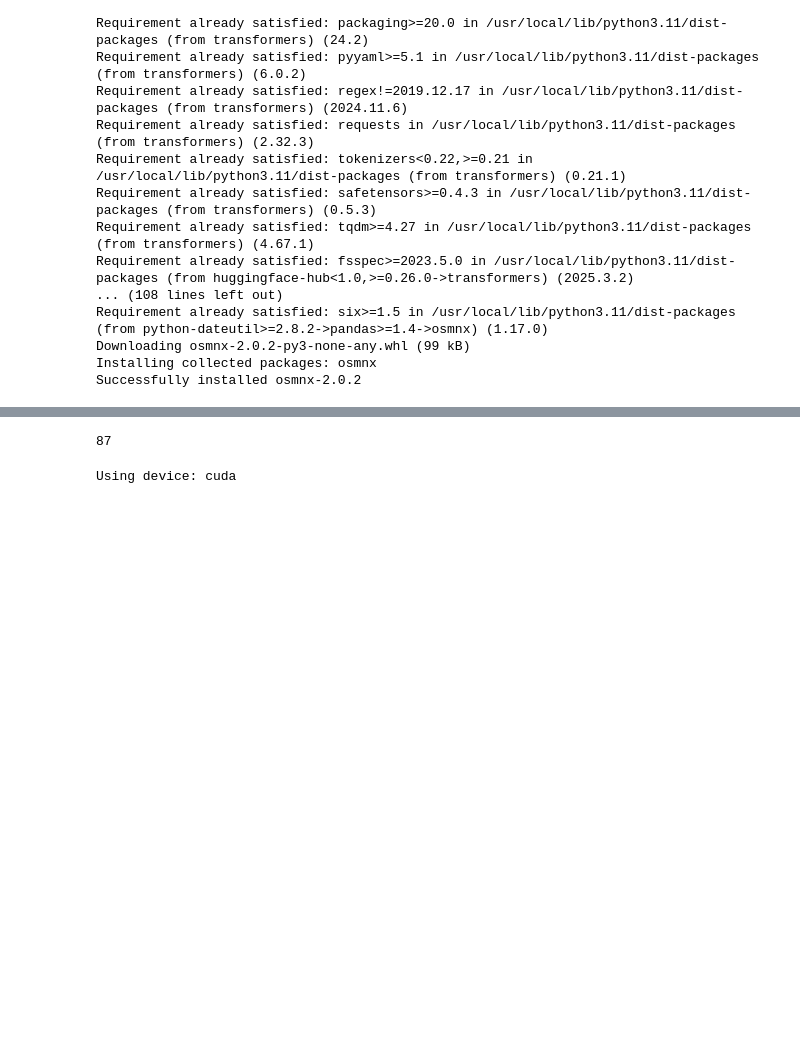
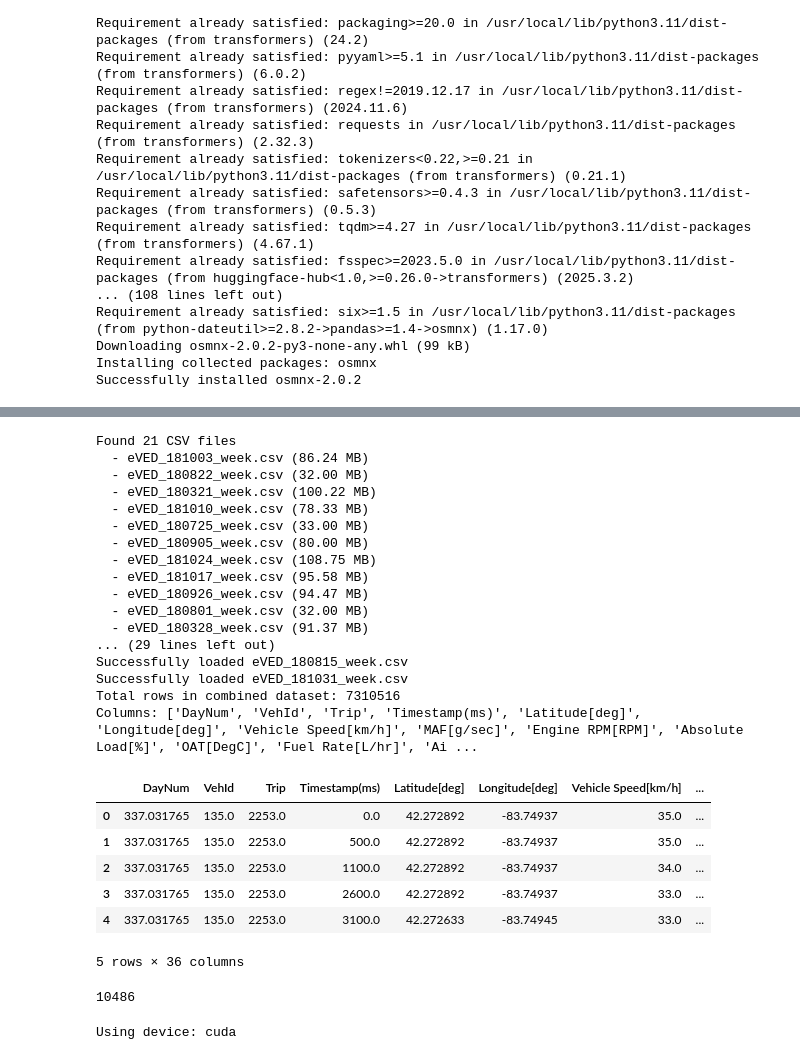
Before and after one commit to TheCrypted/STAT-4830-project-base, a Jupyter notebook: notebooks/bert_test.ipynb, the cells around one changed output, grey strips where cells are left out. Drawn from its saved outputs; the diff is of its cells as text; code cells hidden in the pictures; blank space fills up the shorter version.

```diff
--- a/notebooks/bert_test.ipynb
+++ b/notebooks/bert_test.ipynb
@@ -40,3 +30,73 @@ ev_df.head()
+# %%
+eved_folder = "./eVED"
+
+def load_csv_files(folder_path, chunk_size=100000):
+    folder_path = Path(folder_path)
+    csv_files = list(folder_path.glob('*.csv'))
+    print(f"Found {len(csv_files)} CSV files")
+
+    for file in csv_files:
+        print(f"  - {file.name} ({file.stat().st_size / (1024*1024):.2f} MB)")
+
+    dataframes = []
+    for file in csv_files:
+        try:
+            file_size_mb = file.stat().st_size / (1024*1024)
+
+            if file_size_mb > 500:
+                print(f"Loading {file.name} in chunks...")
+
+                chunks = pd.read_csv(file, chunksize=chunk_size, low_memory=False)
+                df_chunks = []
+                for chunk in chunks:
+
+                    df_chunks.append(chunk)
+                df = pd.concat(df_chunks, ignore_index=True)
+            else:
+                df = pd.read_csv(file, low_memory=False)
+
+            df['source_file'] = file.name
+            dataframes.append(df)
+            print(f"Successfully loaded {file.name}")
+
+        except Exception as e:
+            print(f"Error loading {file}: {e}")
+
+    if not dataframes:
+        print("No files were successfully loaded")
+        return pd.DataFrame()
+
+    return pd.concat(dataframes, ignore_index=True)
+
+ev_df = load_csv_files(eved_folder)
+print(f"Total rows in combined dataset: {len(ev_df)}")
+print(f"Columns: {ev_df.columns.tolist()}")
+ev_df.head()
+# %% [output]
+Found 21 CSV files
+  - eVED_181003_week.csv (86.24 MB)
+  - eVED_180822_week.csv (32.00 MB)
+  - eVED_180321_week.csv (100.22 MB)
+  - eVED_181010_week.csv (78.33 MB)
+  - eVED_180725_week.csv (33.00 MB)
+  - eVED_180905_week.csv (80.00 MB)
+  - eVED_181024_week.csv (108.75 MB)
+  - eVED_181017_week.csv (95.58 MB)
+  - eVED_180926_week.csv (94.47 MB)
+  - eVED_180801_week.csv (32.00 MB)
+  - eVED_180328_week.csv (91.37 MB)
+... (29 lines left out)
+Successfully loaded eVED_180815_week.csv
+Successfully loaded eVED_181031_week.csv
+Total rows in combined dataset: 7310516
+Columns: ['DayNum', 'VehId', 'Trip', 'Timestamp(ms)', 'Latitude[deg]', 'Longitude[deg]', 'Vehicle Speed[km/h]', 'MAF[g/sec]', 'Engine RPM[RPM]', 'Absolute Load[%]', 'OAT[DegC]', 'Fuel Rate[L/hr]', 'Ai ...
+|  | DayNum | VehId | Trip | Timestamp(ms) | Latitude[deg] | Longitude[deg] | Vehicle Speed[km/h] | ... |
+| 0 | 337.031765 | 135.0 | 2253.0 | 0.0 | 42.272892 | -83.74937 | 35.0 | ... |
+| 1 | 337.031765 | 135.0 | 2253.0 | 500.0 | 42.272892 | -83.74937 | 35.0 | ... |
+| 2 | 337.031765 | 135.0 | 2253.0 | 1100.0 | 42.272892 | -83.74937 | 34.0 | ... |
+| 3 | 337.031765 | 135.0 | 2253.0 | 2600.0 | 42.272892 | -83.74937 | 33.0 | ... |
+| 4 | 337.031765 | 135.0 | 2253.0 | 3100.0 | 42.272633 | -83.74945 | 33.0 | ... |
+5 rows × 36 columns
 # %%
 grouped = ev_df.groupby(['VehId', 'Trip'])
 
@@ -67,7 +127,7 @@ for (vehid, trip), group in grouped:
 
 print(routes_total)
 # %% [output]
-87
+10486
 # %%
 def create_features(route_data):
     features = []
```
Also changed, not shown: parts of 5 cells of this notebook.
